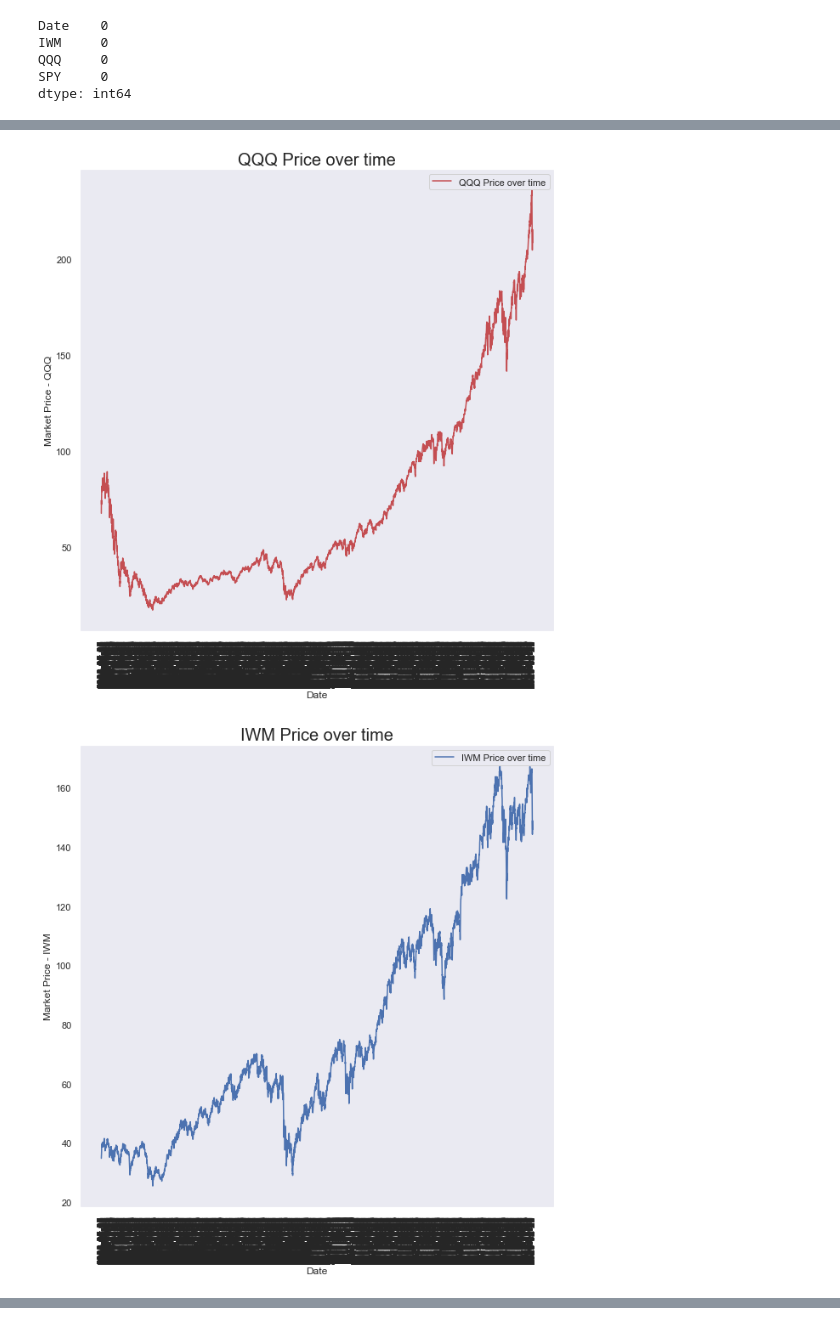
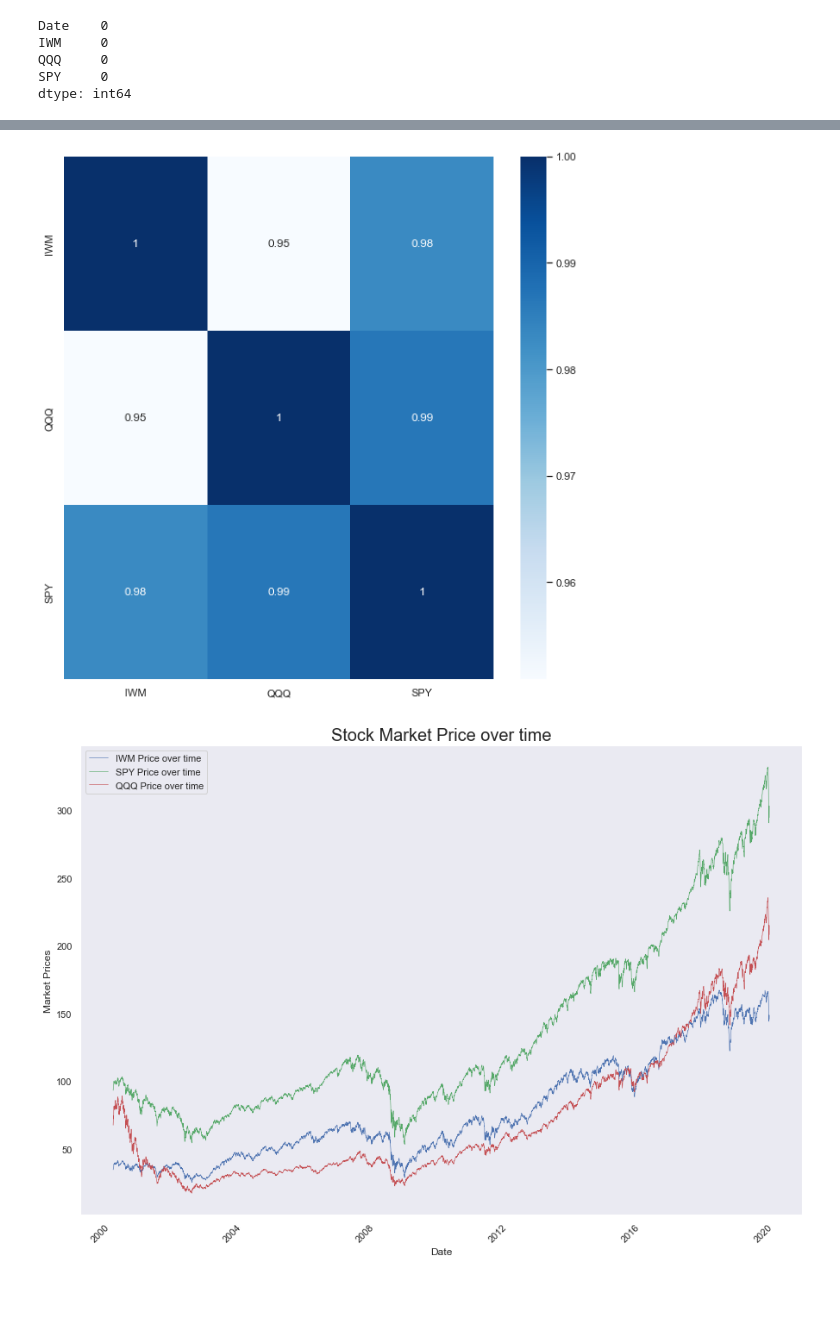
Before and after one commit to earnestsalgado/time-series-analysis_spr22, a Jupyter notebook: Week 1 Assignment - Stationarity and Random Walk.ipynb, the cells around one changed output, grey strips where cells are left out. Saved outputs shown, nothing was run; the diff lists cells and outputs as text; code cells hidden in the pictures; blank space fills up the shorter version.

```diff
--- a/Week 1 Assignment - Stationarity and Random Walk.ipynb
+++ b/Week 1 Assignment - Stationarity and Random Walk.ipynb
@@ -129,33 +66,36 @@ plt.show()
-# %%
-x = df['Date']
-y = df['QQQ']
-plt.figure(figsize=(10,10))
-plt.plot(x, y, color = 'r',label = "QQQ Price over time")
-
-plt.xticks(rotation = 90)
-plt.xlabel('Date')
-plt.ylabel('Market Price - QQQ')
-plt.title('QQQ Price over time', fontsize = 20)
-plt.grid()
-plt.legend()
-plt.show()
-# %% [output]
-[figure, removed]
-# %%
-import matplotlib.ticker as mticker
-
-x = df['Date']
-y = df['IWM']
-plt.figure(figsize=(10,10))
-
-plt.plot(x, y, color = 'b',label = "IWM Price over time")
-
-plt.xticks(rotation = 90)
-plt.xlabel('Date')
-plt.ylabel('Market Price - IWM')
-plt.title('IWM Price over time', fontsize = 20)
-plt.grid()
-plt.legend()
-plt.show()
-# %% [output]
-[figure, removed]
+# %%
+# 1A continued
+
+# Visualizing the missing values
+sns.heatmap(df.isnull(),cbar=False,cmap='viridis')
+# since there are no heat 'areas' appearing in our map,
+# we confirm there are no missing (null values) in our data
+
+# Asking Analytical Questions and Visualizations
+plt.figure(figsize=(10,10))
+sns.heatmap(df.corr(),cbar=True,annot=True,cmap='Blues')
+
+# Now let's use the visualization to get insights on the data
+# we can observe by these numerical values that there is strong positive correlation with all of these stocks.
+# negative correlation - there is no negative correlations in our data
+
+x = df['Date']
+x = pd.to_datetime(x)
+
+y = df['IWM']
+z = df['SPY']
+v = df['QQQ']
+
+plt.figure(figsize=(15,10))
+plt.plot(x, y, color = 'b',label = "IWM Price over time", ls = '-', lw = 0.6)
+plt.plot(x, z, color = 'g',label = "SPY Price over time", ls = '-', lw = 0.6)
+plt.plot(x, v, color = 'r',label = "QQQ Price over time", ls = '-', lw = 0.6)
+
+plt.xticks(rotation = 45)
+plt.xlabel('Date')
+plt.ylabel('Market Prices')
+plt.title('Stock Market Price over time', fontsize = 20)
+plt.grid()
+plt.legend()
+plt.show()
+# %% [output]
@@ -161,0 +103,2 @@ plt.show()
+[figure, added]
+[figure, added]
```
Also changed, not shown: parts of 10 cells of this notebook.
